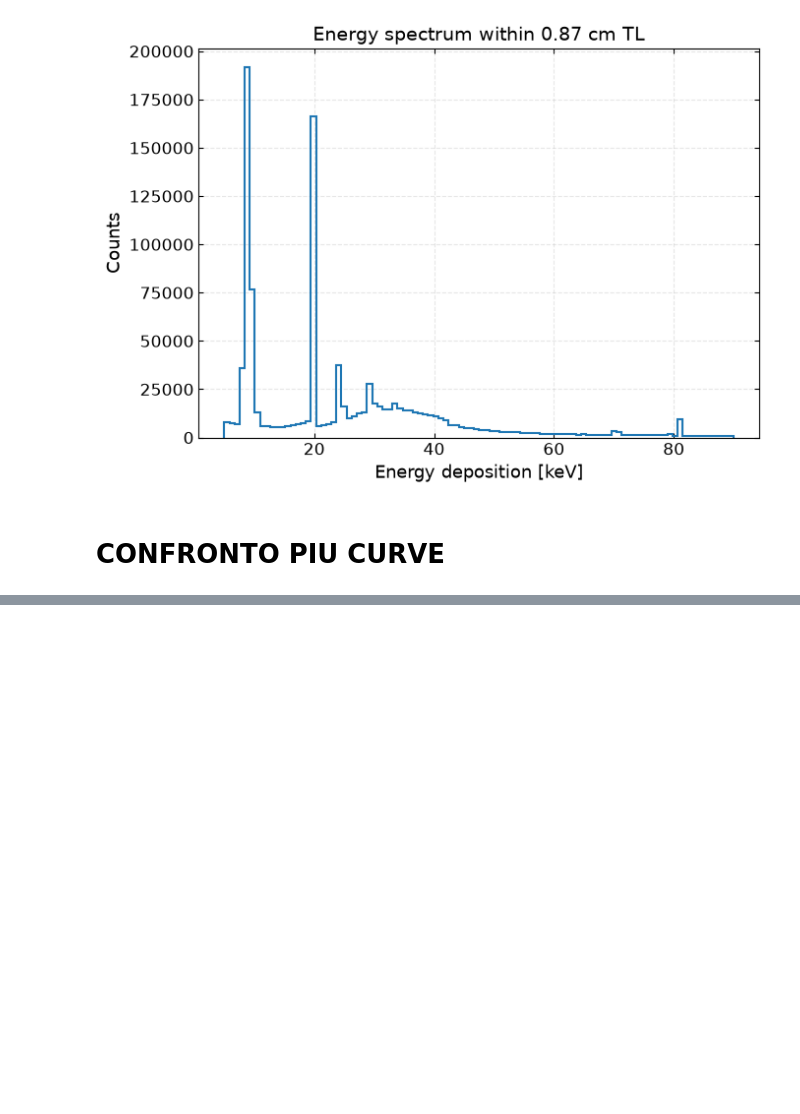
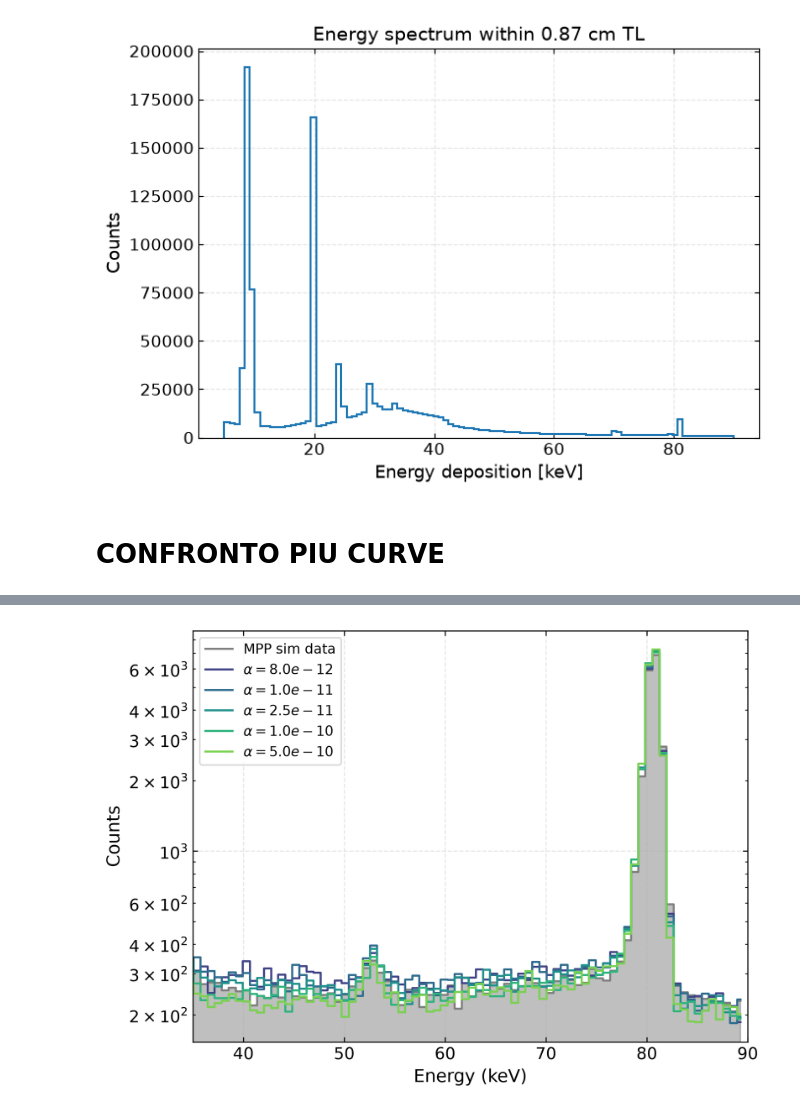
Before and after one commit to RitaF00/Charge-Trapping-Model-in-python, a Jupyter notebook: simulation/reboost_surface.ipynb, the cells around one changed output, grey strips where cells are left out. Cells and saved outputs as stored; diff of their text form; code cells hidden in the pictures; blank space fills up the shorter version.

```diff
--- a/simulation/reboost_surface.ipynb
+++ b/simulation/reboost_surface.ipynb
@@ -1824,0 +1826,6 @@ plt.show()
+# %%
+countsmpp, edgesmpp = np.histogram(
+    energy_smeared_mpp,
+    bins=100,
+    range=(20,90)
+)
@@ -1824,0 +2092,49 @@ plt.show()
+# %%
+shift = 0
+plt.figure(figsize=(7, 5), dpi=300)
+# dati MPP
+plt.step(
+    edgesmpp[:-1],
+    countsmpp - shift,
+    where="mid",
+    color="gray",
+    linewidth=1.5,
+    label="MPP sim data"
+)
+plt.fill_between(
+    edgesmpp[:-1],
+    countsmpp - shift,
+    step="mid",
+    color="gray",
+    alpha=0.5
+)
+
+colors = plt.colormaps["viridis"](
+    np.linspace(0.2, 0.8, len(alphas))
+)
+
+
+for i, (alpha, (counts, edges)) in enumerate(histograms.items()):
+
+    plt.step(
+        edges[:-1],
+        counts - shift,
+        where="mid",
+        color = colors[i],
+        label=fr'$\alpha={alpha:.1e}$'
+    )
+
+
+
+
+
+plt.yscale("log")
+plt.xlabel("Energy (keV)")
+plt.ylabel("Counts")
+plt.xlim(35, 90)
+
+plt.legend()
+plt.tight_layout()
+plt.show()
+# %% [output]
+[figure, added]
```
Also changed, not shown: parts of 33 cells of this notebook, 2 other files.
